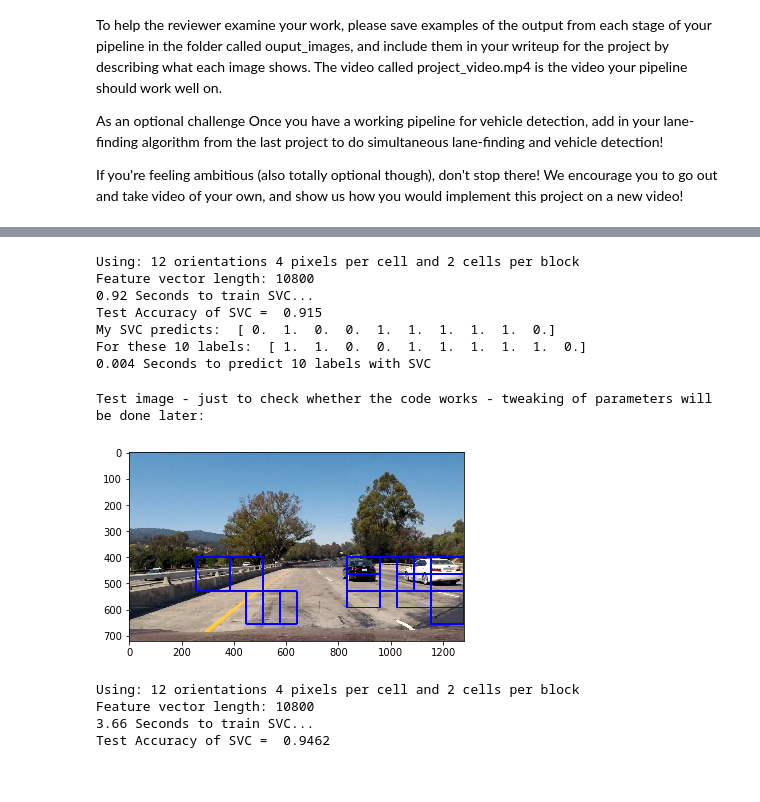
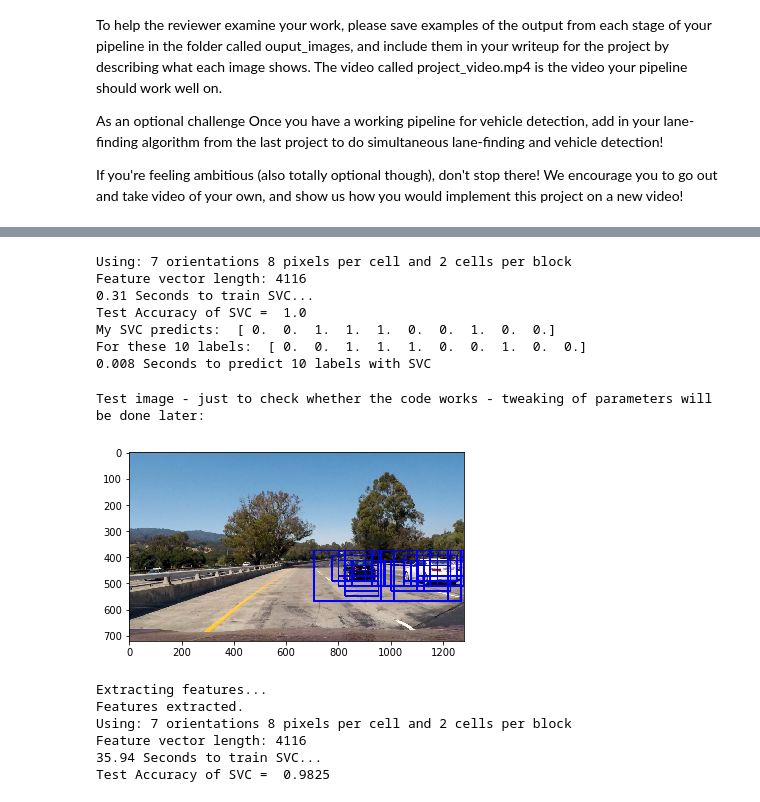
Before and after one commit to tsekulski/CarND-Term1-Vehicle-Detection-P5, a Jupyter notebook: Vehicle_Detection.ipynb, the cells around one changed output, grey strips where cells are left out. Saved outputs shown, nothing was run; the diff lists cells and outputs as text; code cells hidden in the pictures.

```diff
--- a/Vehicle_Detection.ipynb
+++ b/Vehicle_Detection.ipynb
@@ -270,11 +270,11 @@ cars_subsample = cars[0:sample_size]
 notcars_subsample = notcars[0:sample_size]
 
 ### TODO: Tweak these parameters and see how the results change.
-color_space = 'HLS' # Can be RGB, HSV, LUV, HLS, YUV, YCrCb
-orient = 12  # HOG orientations
-pix_per_cell = 4 # HOG pixels per cell
+color_space = 'YCrCb' # Can be RGB, HSV, LUV, HLS, YUV, YCrCb
+orient = 7  # HOG orientations
+pix_per_cell = 8 # HOG pixels per cell
 cell_per_block = 2 # HOG cells per block
-hog_channel = 0 # Can be 0, 1, 2, or "ALL"
+hog_channel = 'ALL' # Can be 0, 1, 2, or "ALL"
 spatial_size = (8, 8) # Spatial binning dimensions
 hist_bins = 32    # Number of histogram bins
 spatial_feat = False # Spatial features on or off
@@ -329,13 +329,13 @@ print('For these',n_predict, 'labels: ', y_test[0:n_predict])
 t2 = time.time()
 print(round(t2-t, 5), 'Seconds to predict', n_predict,'labels with SVC')
 # %% [output]
-Using: 12 orientations 4 pixels per cell and 2 cells per block
-Feature vector length: 10800
-0.92 Seconds to train SVC...
-Test Accuracy of SVC =  0.915
-My SVC predicts:  [ 0.  1.  0.  0.  1.  1.  1.  1.  1.  0.]
-For these 10 labels:  [ 1.  1.  0.  0.  1.  1.  1.  1.  1.  0.]
-0.004 Seconds to predict 10 labels with SVC
+Using: 7 orientations 8 pixels per cell and 2 cells per block
+Feature vector length: 4116
+0.31 Seconds to train SVC...
+Test Accuracy of SVC =  1.0
+My SVC predicts:  [ 0.  0.  1.  1.  1.  0.  0.  1.  0.  0.]
+For these 10 labels:  [ 0.  0.  1.  1.  1.  0.  0.  1.  0.  0.]
+0.008 Seconds to predict 10 labels with SVC
 # %%
 # Define a sliding windows function that takes an image,
 # start and stop positions in both x and y,
@@ -474,34 +474,42 @@ def search_windows(img, windows, clf, scaler, color_space='RGB',
     #8) Return windows for positive detections
     return on_windows
 
 # Test whether the above code works on a random image
 
 image = mpimg.imread('test_images\\test1.jpg')
 
 draw_image = np.copy(image)
 
 # Uncomment the following line if you extracted training
 # data from .png images (scaled 0 to 1 by mpimg) and the
 # image you are searching is a .jpg (scaled 0 to 255)
 image = image.astype(np.float32)/255
 
-y_start_stop = [400, 656] # Min and max in y to search in slide_window()
+windows = []
+# First window detection iteration, small windows in the upper image space
+y_start_stop = [375, 575] # Min and max in y to search in slide_window()
+x_start_stop = [400, 1280] # Min and max in x to search in slide_window()
+windows += slide_window(image, x_start_stop=x_start_stop, y_start_stop=y_start_stop,
+                    xy_window=(128, 96), xy_overlap=(0.8, 0.8))
 
-windows = slide_window(image, x_start_stop=[None, None], y_start_stop=y_start_stop,
-                    xy_window=(128, 128), xy_overlap=(0.5, 0.5))
+# Second window detection iteration, large windows in the entire image space
+y_start_stop = [375, 656] # Min and max in y to search in slide_window()
+x_start_stop = [400, 1280] # Min and max in x to search in slide_window()
+windows += slide_window(image, x_start_stop=x_start_stop, y_start_stop=y_start_stop,
+                    xy_window=(256, 192), xy_overlap=(0.8, 0.8))
 
 hot_windows = search_windows(image, windows, svc, X_scaler, color_space=color_space,
                         spatial_size=spatial_size, hist_bins=hist_bins,
                         orient=orient, pix_per_cell=pix_per_cell,
                         cell_per_block=cell_per_block,
                         hog_channel=hog_channel, spatial_feat=spatial_feat,
                         hist_feat=hist_feat, hog_feat=hog_feat)
 
 window_img = draw_boxes(draw_image, hot_windows, color=(0, 0, 255), thick=6)
 
 print("Test image - just to check whether the code works - tweaking of parameters will be done later:")
 plt.imshow(window_img)
 plt.show()
 # %% [output]
 Test image - just to check whether the code works - tweaking of parameters will be done later:
-[figure, old version]
+[figure, new version]
@@ -525,23 +522,24 @@ shuffle(cars)
 shuffle(notcars)
 
 # Reduce the sample size because HOG features are slow to compute and my laptop doesn't manage to process the entire data set
-sample_size = 2000
+sample_size = 7000
 cars = cars[0:sample_size]
 notcars = notcars[0:sample_size]
 
 ### TODO: Tweak these parameters and see how the results change.
-color_space = 'HLS' # Can be RGB, HSV, LUV, HLS, YUV, YCrCb
-orient = 12  # HOG orientations
-pix_per_cell = 4 # HOG pixels per cell
+color_space = 'YCrCb' # Can be RGB, HSV, LUV, HLS, YUV, YCrCb
+orient = 7  # HOG orientations
+pix_per_cell = 8 # HOG pixels per cell
 cell_per_block = 2 # HOG cells per block
-hog_channel = 0 # Can be 0, 1, 2, or "ALL"
+hog_channel = 'ALL' # Can be 0, 1, 2, or "ALL"
 spatial_size = (8, 8) # Spatial binning dimensions
 hist_bins = 32    # Number of histogram bins
 spatial_feat = False # Spatial features on or off
 hist_feat = False # Histogram features on or off
 hog_feat = True # HOG features on or off
-y_start_stop = [400, 656] # Min and max in y to search in slide_window()
 
+
+print("Extracting features...")
 car_features = extract_features(cars, color_space=color_space,
                         spatial_size=spatial_size, hist_bins=hist_bins,
                         orient=orient, pix_per_cell=pix_per_cell,
@@ -554,6 +552,8 @@ notcar_features = extract_features(notcars, color_space=color_space,
                         cell_per_block=cell_per_block,
                         hog_channel=hog_channel, spatial_feat=spatial_feat,
                         hist_feat=hist_feat, hog_feat=hog_feat)
+
+print("Features extracted.")
 
 X = np.vstack((car_features, notcar_features)).astype(np.float64)
 # Fit a per-column scaler
@@ -583,10 +583,12 @@ print(round(t2-t, 2), 'Seconds to train SVC...')
 # Check the score of the SVC
 print('Test Accuracy of SVC = ', round(svc.score(X_test, y_test), 4))
 # %% [output]
-Using: 12 orientations 4 pixels per cell and 2 cells per block
-Feature vector length: 10800
-3.66 Seconds to train SVC...
-Test Accuracy of SVC =  0.9462
+Extracting features...
+Features extracted.
+Using: 7 orientations 8 pixels per cell and 2 cells per block
+Feature vector length: 4116
+35.94 Seconds to train SVC...
+Test Accuracy of SVC =  0.9825
 # %%
 ###### Test the pipeline on test images ######
 
```
Also changed, not shown: parts of 12 cells of this notebook.
